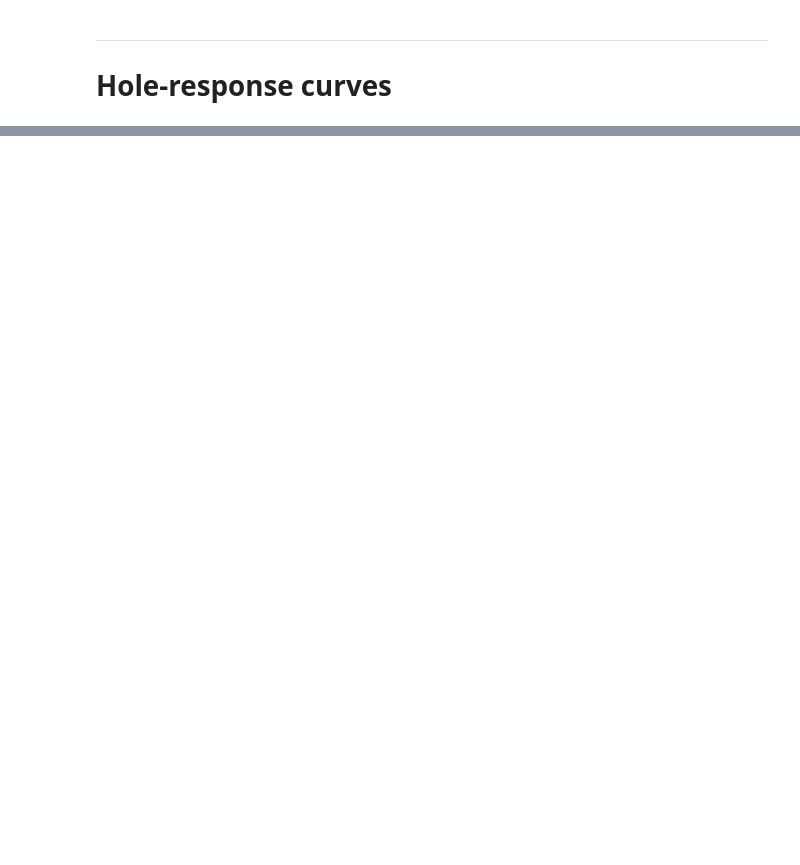
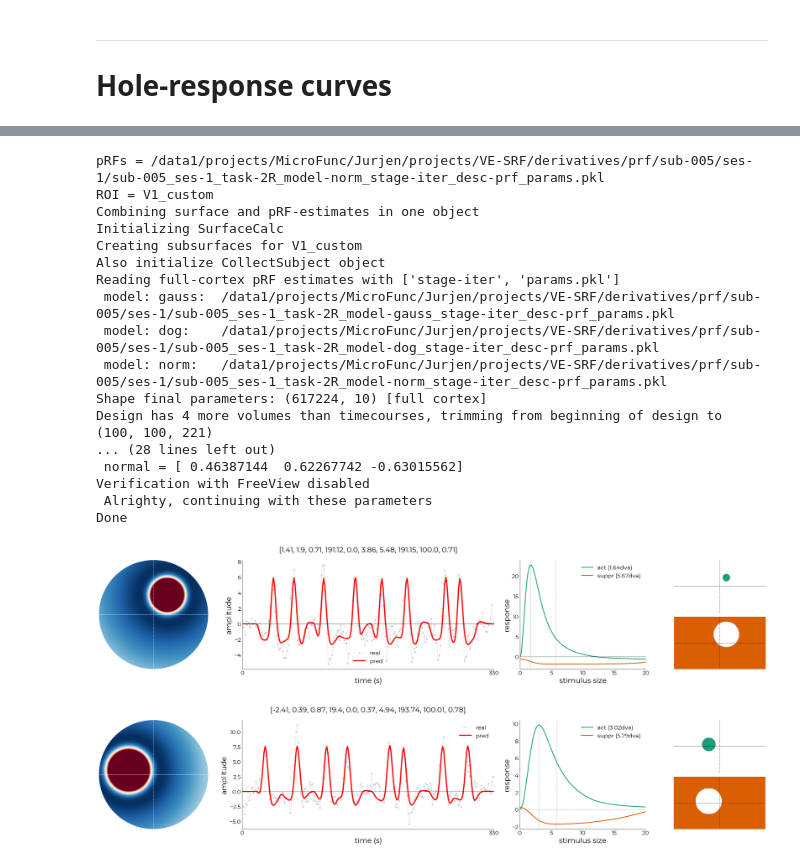
Before and after one commit to spinoza-centre/holeresponse, a Jupyter notebook: notebooks/hr_curve.ipynb, the cells around one changed output, grey strips where cells are left out. Saved outputs shown, nothing was run; the diff lists cells and outputs as text; code cells hidden in the pictures; blank space fills up the shorter version.

```diff
--- a/notebooks/hr_curve.ipynb
+++ b/notebooks/hr_curve.ipynb
@@ -343,0 +18,3 @@ prf.Parameters(pars, model="norm").to_df()
+# %%
+subject = "sub-005"
+deriv_dir = "/data1/projects/MicroFunc/Jurjen/projects/VE-SRF/derivatives"
@@ -343,0 +36,7 @@ prf.Parameters(pars, model="norm").to_df()
+# %%
+%matplotlib inline
+prf_f = "/data1/projects/MicroFunc/Jurjen/projects/VE-SRF/derivatives/prf/sub-005/ses-1/sub-005_ses-1_task-2R_model-norm_stage-iter_desc-prf_params.pkl"
+srf_f = "/data1/projects/MicroFunc/Jurjen/projects/VE-SRF/derivatives/prf/sub-005/ses-1/sub-005_ses-1_task-2R_model-norm_stage-iter_desc-srfs_centered.pkl"
+df_sr = pd.read_pickle(srf_f)
+df_sr = df_sr.set_index(["subject","type","sizes","stim_nr"])
+df_sr
@@ -343,0 +121,33 @@ prf.Parameters(pars, model="norm").to_df()
+# %%
+%matplotlib inline
+tv_surf = optimal.TargetVertex(
+    subject,
+    prf_file=prf_f,
+    srf_file=srf_f,
+    epi_file=True,
+    srf=True,
+    deriv=deriv_dir,
+    use_prf=True,
+    webshow=False,
+    roi="V1_custom",
+    verbose=True)
+# %% [output]
+pRFs = /data1/projects/MicroFunc/Jurjen/projects/VE-SRF/derivatives/prf/sub-005/ses-1/sub-005_ses-1_task-2R_model-norm_stage-iter_desc-prf_params.pkl
+ROI = V1_custom
+Combining surface and pRF-estimates in one object
+Initializing SurfaceCalc
+Creating subsurfaces for V1_custom
+Also initialize CollectSubject object
+Reading full-cortex pRF estimates with ['stage-iter', 'params.pkl']
+ model: gauss:  /data1/projects/MicroFunc/Jurjen/projects/VE-SRF/derivatives/prf/sub-005/ses-1/sub-005_ses-1_task-2R_model-gauss_stage-iter_desc-prf_params.pkl
+ model: dog:    /data1/projects/MicroFunc/Jurjen/projects/VE-SRF/derivatives/prf/sub-005/ses-1/sub-005_ses-1_task-2R_model-dog_stage-iter_desc-prf_params.pkl
+ model: norm:   /data1/projects/MicroFunc/Jurjen/projects/VE-SRF/derivatives/prf/sub-005/ses-1/sub-005_ses-1_task-2R_model-norm_stage-iter_desc-prf_params.pkl
+Shape final parameters: (617224, 10) [full cortex]
+Design has 4 more volumes than timecourses, trimming from beginning of design to (100, 100, 221)
+... (28 lines left out)
+ normal = [ 0.46387144  0.62267742 -0.63015562]
+Verification with FreeView disabled
+ Alrighty, continuing with these parameters
+Done
+[figure, added]
+[figure, added]
```
Also changed, not shown: parts of 77 cells of this notebook.
